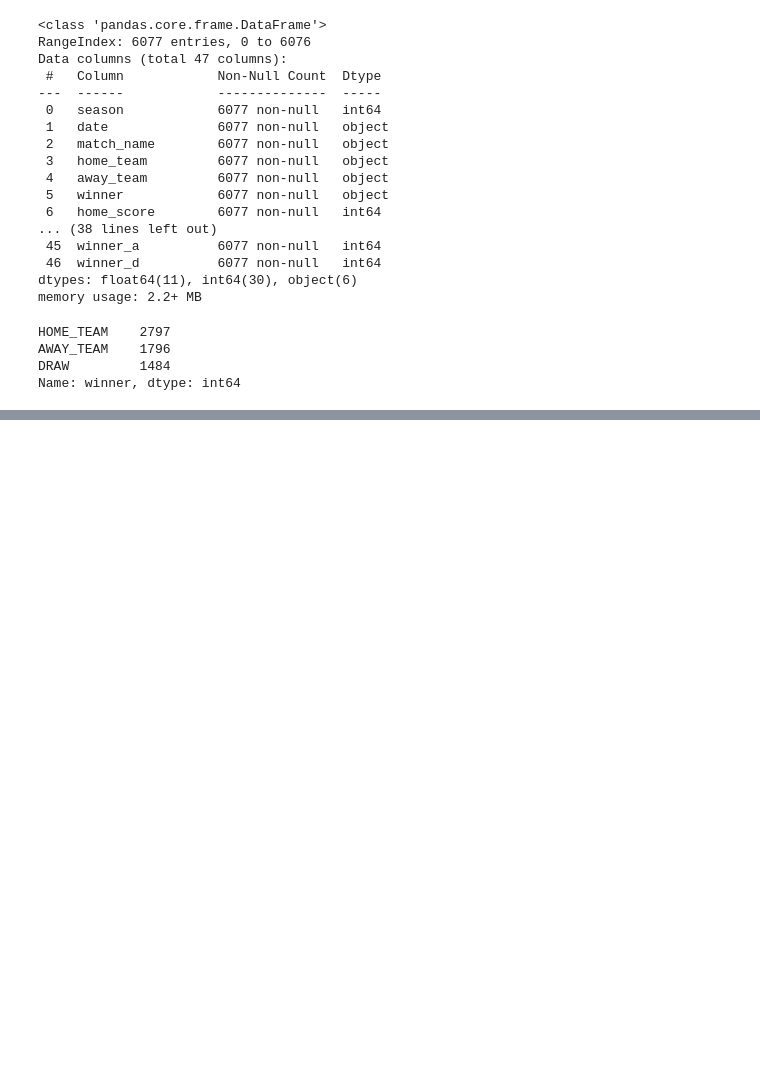
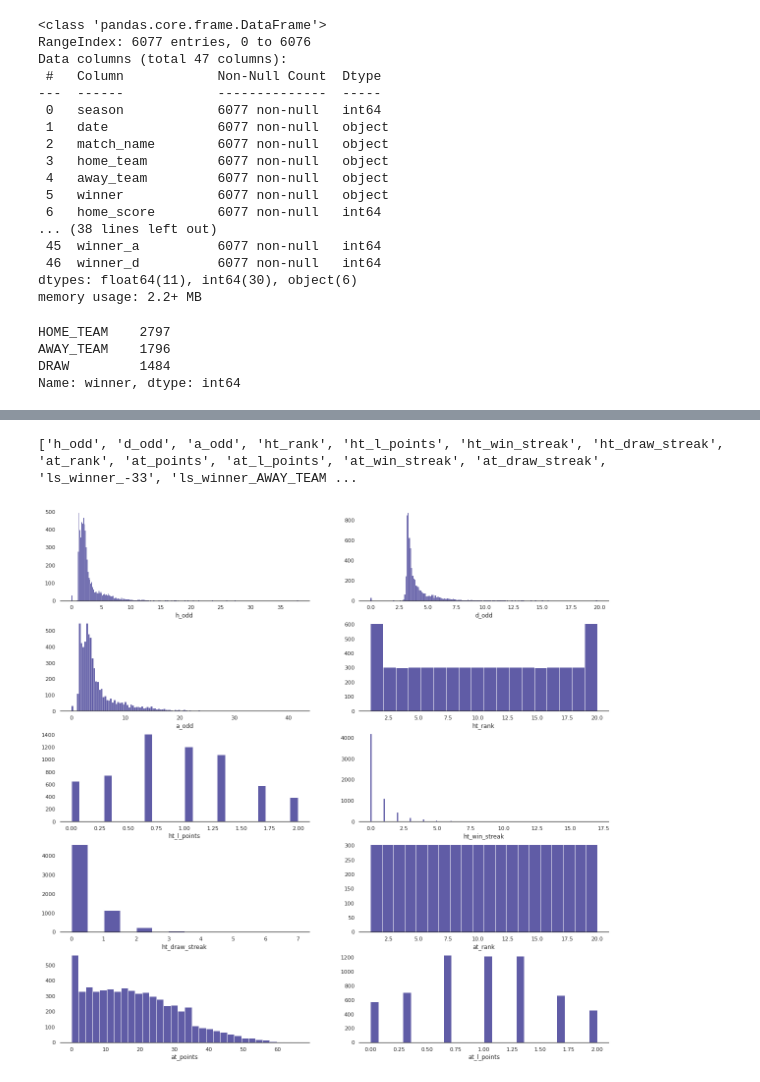
Before and after one commit to Ljusaj123/Soccer_model, a Jupyter notebook: nesto.ipynb, the cells around one changed output, grey strips where cells are left out. Saved outputs shown, nothing was run; the diff lists cells and outputs as text; code cells hidden in the pictures; blank space fills up the shorter version.

```diff
--- a/nesto.ipynb
+++ b/nesto.ipynb
@@ -181,0 +428,22 @@ matches_df.head()
+# %%
+model = pickle.load(open("chatbot_model2.h5", 'rb'))
+
+print(model['features'])
+# %% [output]
+['h_odd', 'd_odd', 'a_odd', 'ht_rank', 'ht_l_points', 'ht_win_streak', 'ht_draw_streak', 'at_rank', 'at_points', 'at_l_points', 'at_win_streak', 'at_draw_streak', 'ls_winner_-33', 'ls_winner_AWAY_TEAM ...
+# %%
+import seaborn as sns
+color = sns.color_palette("CMRmap")
+
+sns.set(rc={'figure.figsize':(20,20)}, palette = color, style = 'white')
+
+
+for i, column in enumerate(model['features'], 1):
+    try:
+        plt.subplot(5,2,i)
+        sns.histplot(df[column]).set(ylabel = None)
+        sns.despine(left=True)
+    except:
+        pass
+# %% [output]
+[figure, added]
```
Also changed, not shown: parts of 2 cells of this notebook, 4 other files.
